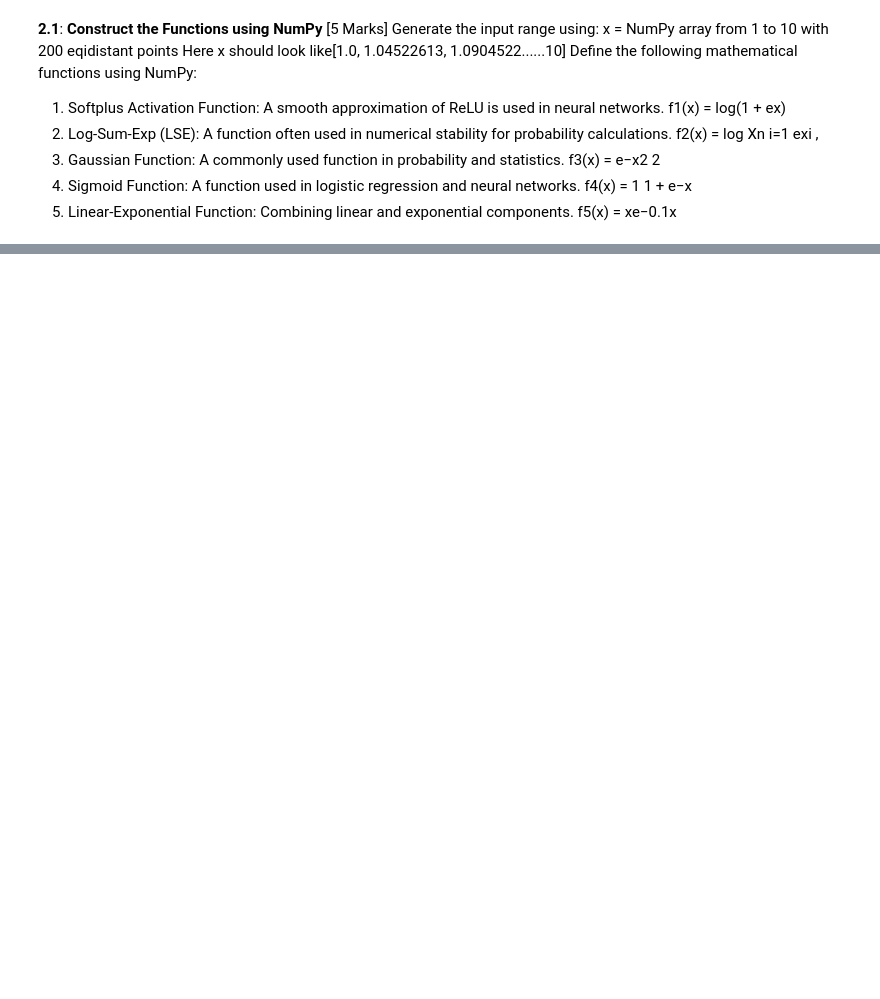
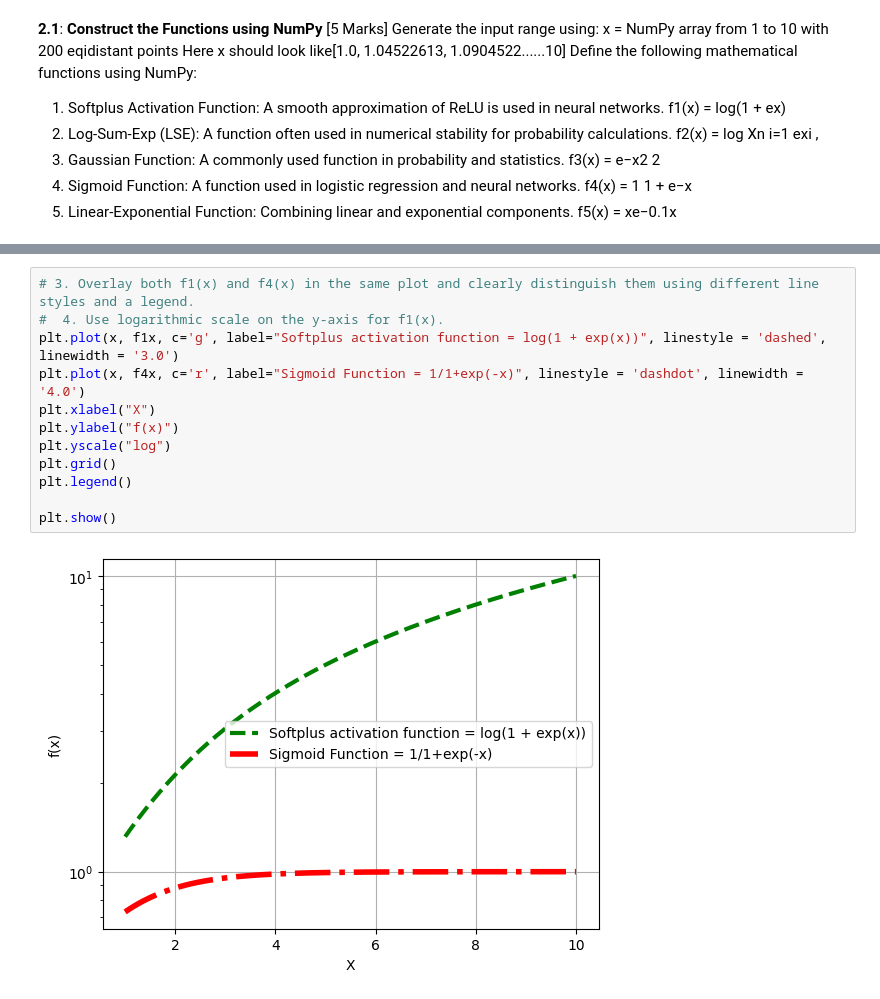
Before and after one commit to mridul1592/Programming-for-Machine-Learning-and-Data-Science, a Jupyter notebook: Practice_problems_1.ipynb, the cells around one changed output, grey strips where cells are left out. Saved outputs shown, nothing was run; the diff lists cells and outputs as text; blank space fills up the shorter version.

```diff
--- a/Practice_problems_1.ipynb
+++ b/Practice_problems_1.ipynb
@@ -188,0 +252,14 @@ f5(x) = xe−0.1x
+# %%
+# 3. Overlay both f1(x) and f4(x) in the same plot and clearly distinguish them using different line styles and a legend.
+#  4. Use logarithmic scale on the y-axis for f1(x).
+plt.plot(x, f1x, c='g', label="Softplus activation function = log(1 + exp(x))", linestyle = 'dashed', linewidth = '3.0')
+plt.plot(x, f4x, c='r', label="Sigmoid Function = 1/1+exp(-x)", linestyle = 'dashdot', linewidth = '4.0')
+plt.xlabel("X")
+plt.ylabel("f(x)")
+plt.yscale("log")
+plt.grid()
+plt.legend()
+
+plt.show()
+# %% [output]
+[figure, added]
```
Also changed, not shown: parts of 26 cells of this notebook.
